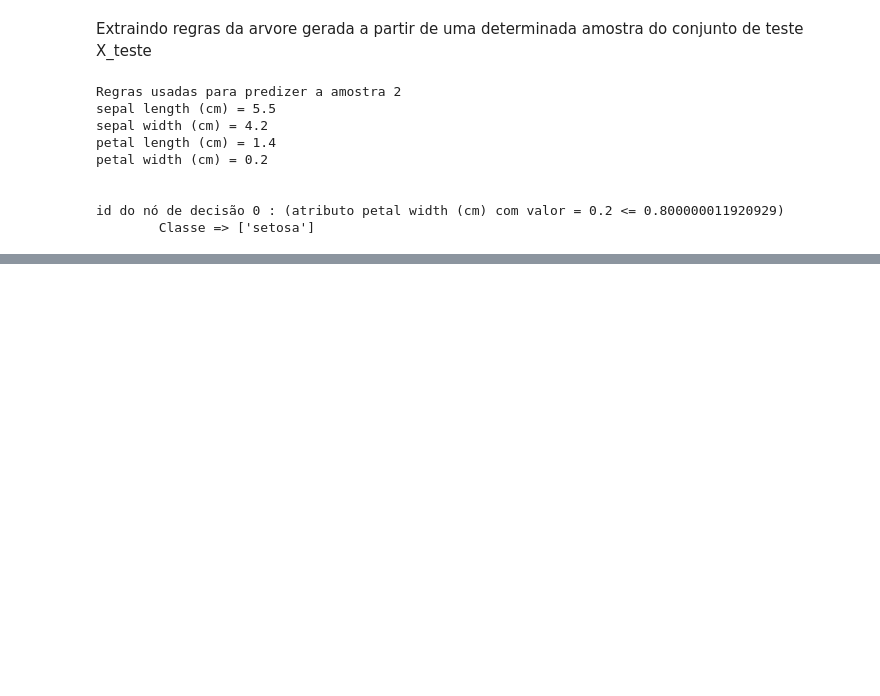
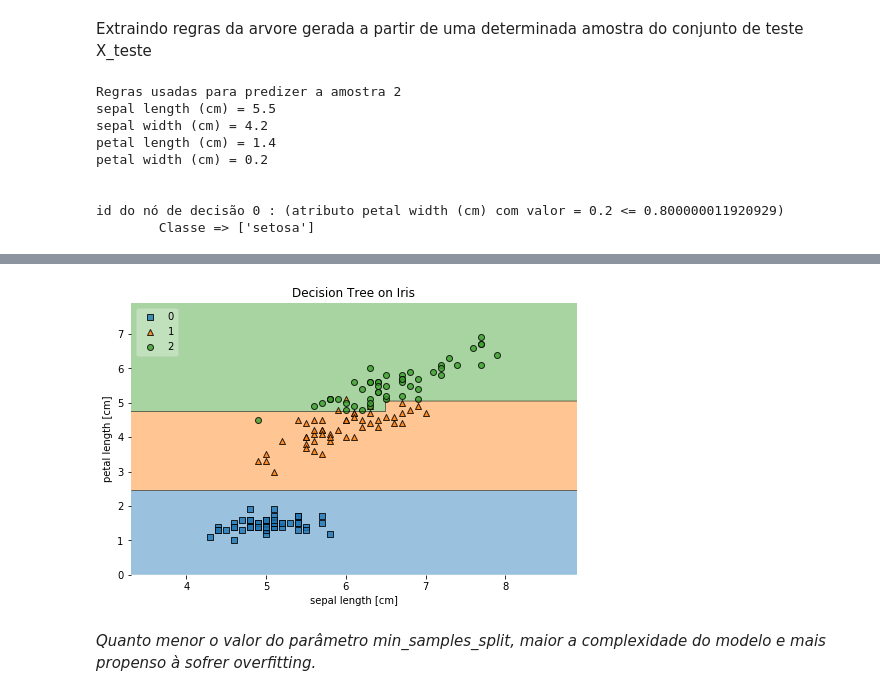
Before and after one commit to eedubraz/minerando-dados-lista, a Jupyter notebook: 3. DecisionTree/ML-DecisionTree-Iris.ipynb, the cells around one changed output, grey strips where cells are left out. Drawn from its saved outputs; the diff is of its cells as text; code cells hidden in the pictures; blank space fills up the shorter version.

```diff
--- a/3. DecisionTree/ML-DecisionTree-Iris.ipynb
+++ b/3. DecisionTree/ML-DecisionTree-Iris.ipynb
@@ -352,0 +376,6 @@ id do nó de decisão 0 : (atributo petal width (cm) com valor = 0.2 <= 0.800000
+# %%
+visualize_fronteiras(10)
+# %% [output]
+[figure, added]
+# %% [markdown]
+*Quanto menor o valor do parâmetro min_samples_split, maior a complexidade do modelo e mais propenso à sofrer overfitting.*
```
Also changed, not shown: parts of 5 cells of this notebook.
